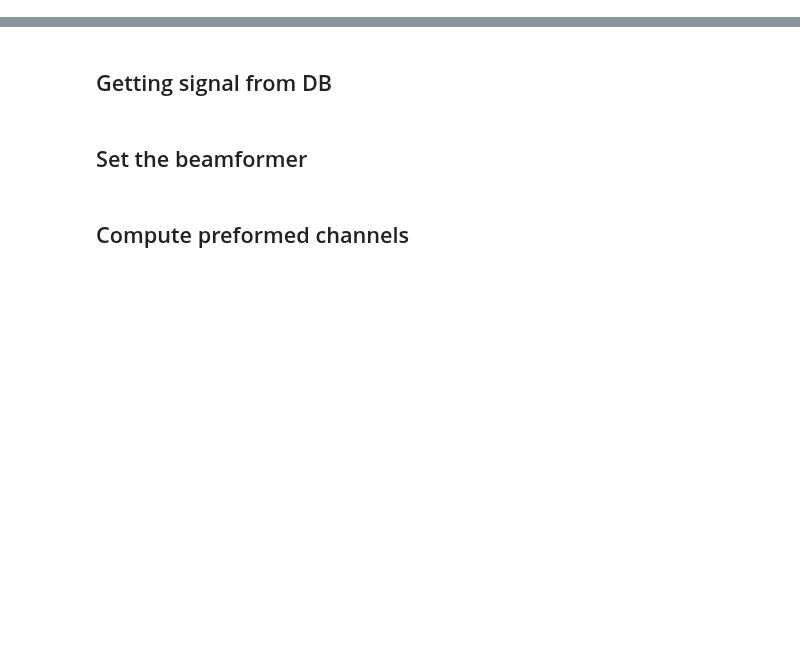
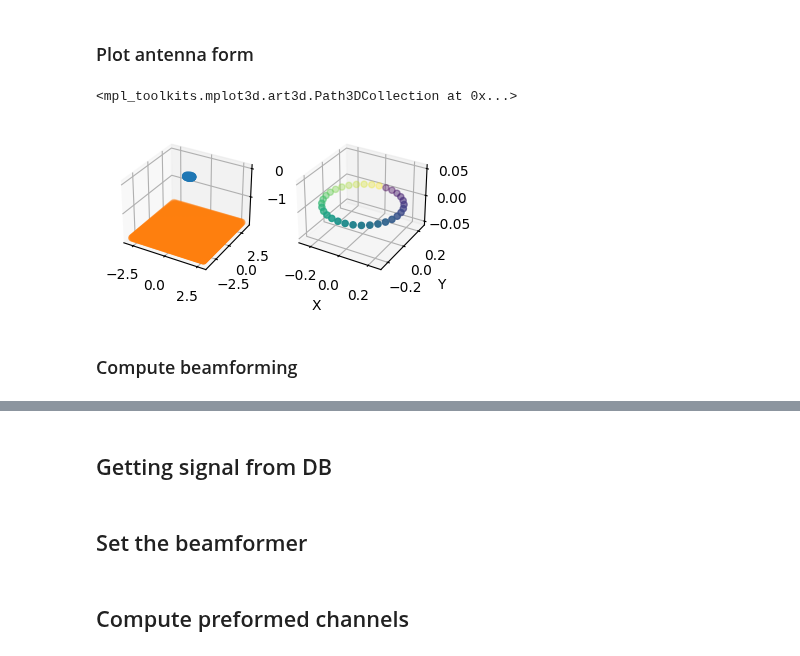
Before and after one commit to bimea/megamicros, a Jupyter notebook: notebooks/getstarted_Beamformer.ipynb, the cells around one changed output, grey strips where cells are left out. Saved outputs shown, nothing was run; the diff lists cells and outputs as text; code cells hidden in the pictures; blank space fills up the shorter version.

```diff
--- a/notebooks/getstarted_Beamformer.ipynb
+++ b/notebooks/getstarted_Beamformer.ipynb
@@ -0,0 +61,25 @@
+# %%
+# Define antenna geometry
+mems_number = 32
+antenna_radius = 0.25
+antenna_thickness = 0.0
+antenna_angle_offset = 2 * np.pi / mems_number / 2
+
+mems_position = np.array( MemsArray.Geometry.Circle( points_number=mems_number, radius=antenna_radius, height=antenna_thickness, angle_offset=antenna_angle_offset, clockwise=True ) )
+
+# Define antenna focal
+focal_plan_width = 5.72
+focal_plan_depth = 7.6
+focal_depth = 1.9
+focal_plan_width_sampling = 41
+focal_plan_depth_sampling = 41
+
+locations = np.array( MemsArray.Geometry.HorizontalPlan( focal_plan_width, focal_plan_depth, -focal_depth, focal_plan_width_sampling, focal_plan_depth_sampling ) )
+
+# Create the beamformer
+bmf = BeamformerFDAS(
+    mems_position = mems_position,
+    locations = locations,
+    sampling_frequency = antenna.sampling_frequency,
+    frame_length = antenna.frame_length,
+)
@@ -0,0 +103,17 @@
+# %% [markdown]
+### Plot antenna form
+# %%
+fig = plt.figure()
+ax = fig.add_subplot( 131, projection='3d' )
+ax.scatter( mems_position[:,0], mems_position[:,1], mems_position[:,2] )
+ax.scatter( locations[:,0], locations[:,1], locations[:,2] )
+ax = fig.add_subplot( 132, projection='3d' )
+
+ax.set_xlabel( 'X' )
+ax.set_ylabel( 'Y' )
+ax.scatter( mems_position[:,0], mems_position[:,1], mems_position[:,2], c=np.arange(32) )
+# %% [output]
+<mpl_toolkits.mplot3d.art3d.Path3DCollection at 0x...>
+[figure, added]
+# %% [markdown]
+### Compute beamforming
```
Also changed, not shown: parts of 10 cells of this notebook, 3 other files.
